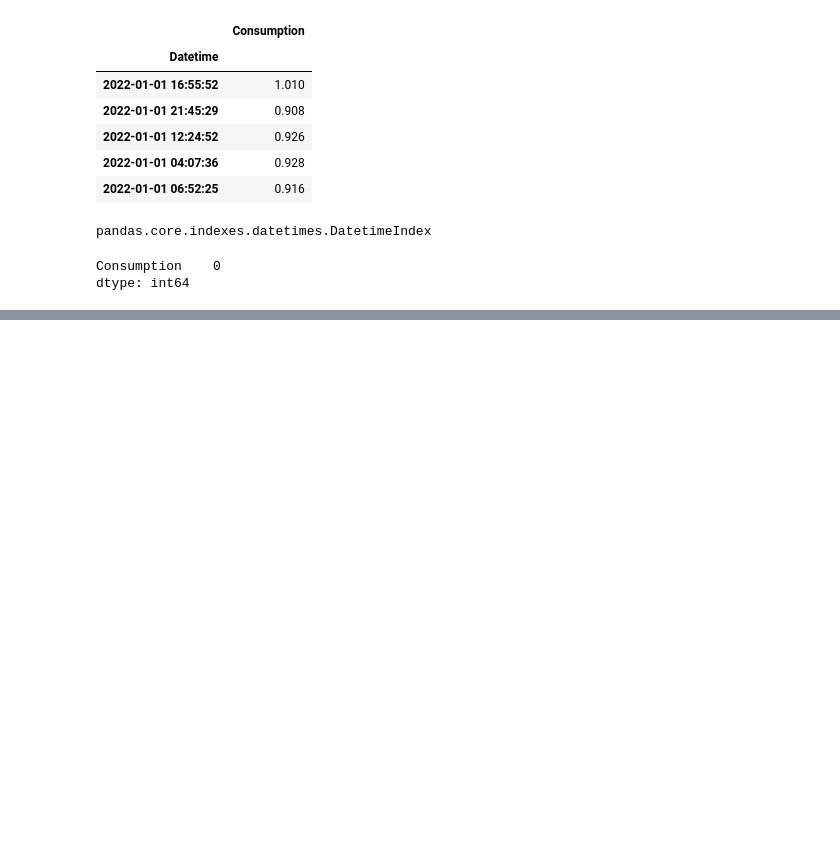
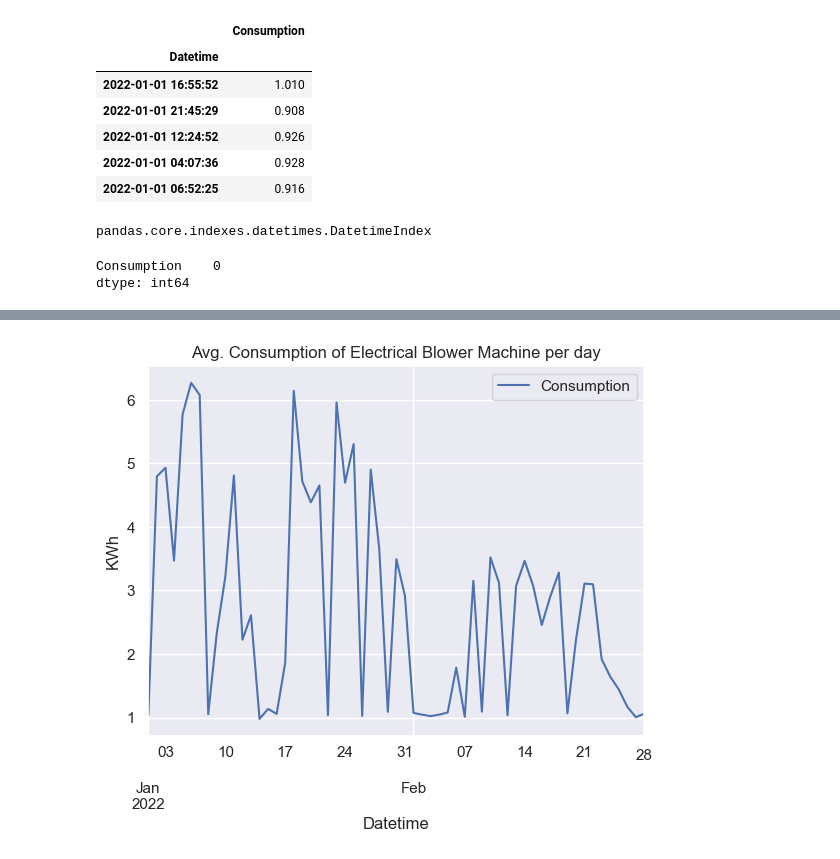
Before and after one commit to teja0006/Energy-Consumption-Time-Series-Forecasting, a Jupyter notebook: Time Series Forecasting.ipynb, the cells around one changed output, grey strips where cells are left out. Saved outputs shown, nothing was run; the diff lists cells and outputs as text; code cells hidden in the pictures; blank space fills up the shorter version.

```diff
--- a/Time Series Forecasting.ipynb
+++ b/Time Series Forecasting.ipynb
@@ -91,0 +100,4 @@ dtype: int64
+# %%
+data.resample('D').mean().plot(title='Avg. Consumption of Electrical Blower Machine per day',ylabel='KWh');       # Group the data by date and plot it
+# %% [output]
+[figure, added]
```
Also changed, not shown: parts of 11 cells of this notebook.
